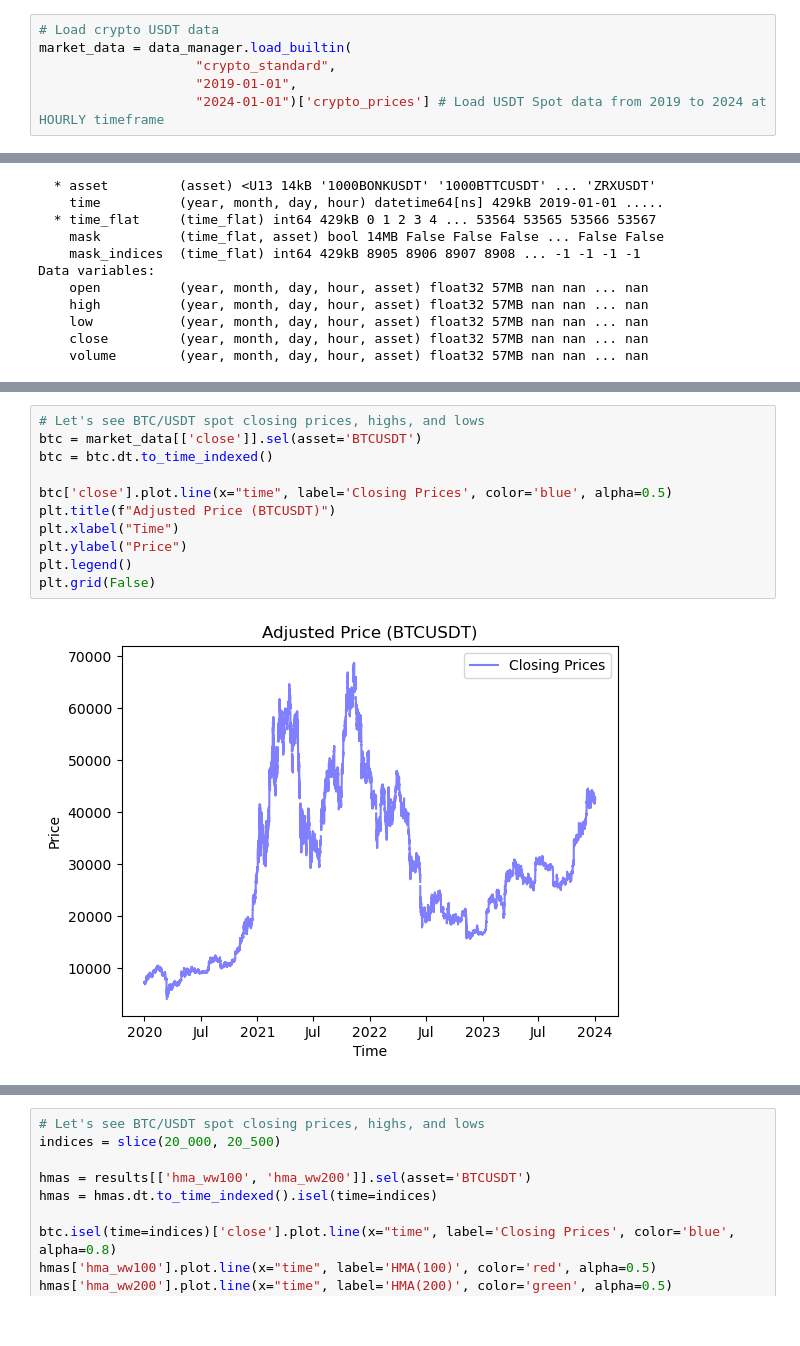
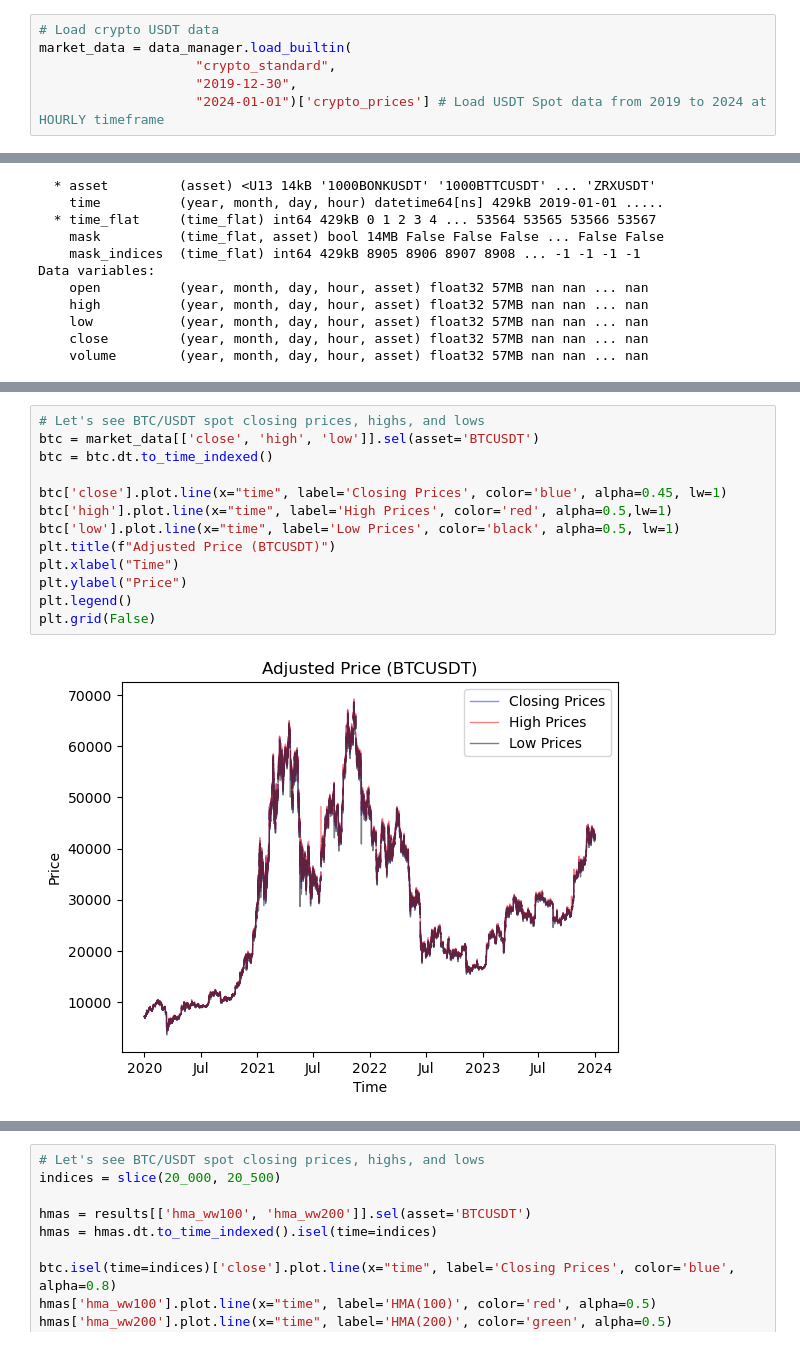
Before and after one commit to Suchismit4/hindsight, a Jupyter notebook: examples/backtest/debug.ipynb, the cells around one changed output, grey strips where cells are left out. Saved outputs shown, nothing was run; the diff lists cells and outputs as text.

```diff
--- a/examples/backtest/debug.ipynb
+++ b/examples/backtest/debug.ipynb
@@ -40,6 +22,6 @@ data_manager = DataManager()
 # Load crypto USDT data
 market_data = data_manager.load_builtin(
                     "crypto_standard",
-                    "2019-01-01",
+                    "2019-12-30",
                     "2024-01-01")['crypto_prices'] # Load USDT Spot data from 2019 to 2024 at HOURLY timeframe
 # %% [output]
@@ -70,16 +78,18 @@ Data variables:
 # %%
 # Let's see BTC/USDT spot closing prices, highs, and lows
-btc = market_data[['close']].sel(asset='BTCUSDT')
+btc = market_data[['close', 'high', 'low']].sel(asset='BTCUSDT')
 btc = btc.dt.to_time_indexed()
 
-btc['close'].plot.line(x="time", label='Closing Prices', color='blue', alpha=0.5)
+btc['close'].plot.line(x="time", label='Closing Prices', color='blue', alpha=0.45, lw=1)
+btc['high'].plot.line(x="time", label='High Prices', color='red', alpha=0.5,lw=1)
+btc['low'].plot.line(x="time", label='Low Prices', color='black', alpha=0.5, lw=1)
 plt.title(f"Adjusted Price (BTCUSDT)")
 plt.xlabel("Time")
 plt.ylabel("Price")
 plt.legend()
 plt.grid(False)
 # %% [output]
-[figure, old version]
+[figure, new version]
 # %%
 # Compute some characteristics
 # MA for different periods
```
Also changed, not shown: parts of 13 cells of this notebook, 10 other files.
